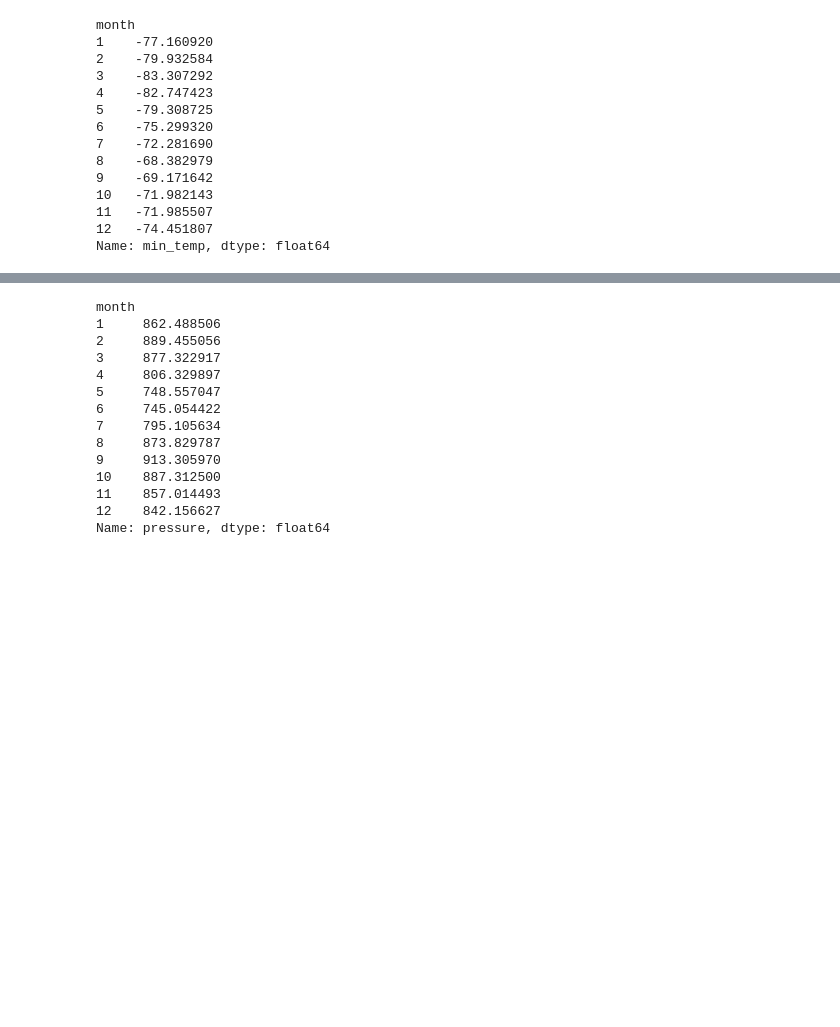
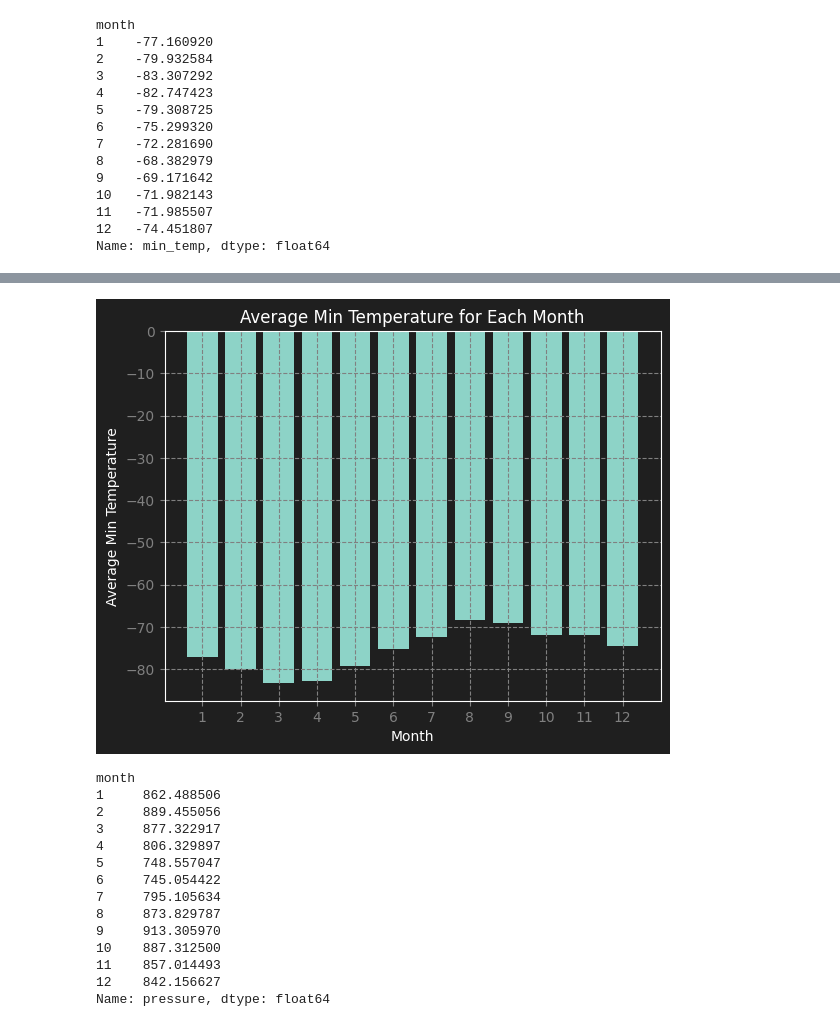
Before and after one commit to RickGrimesCodes/Module-11-Challenge, a Jupyter notebook: part_2_mars_weather.ipynb, the cells around one changed output, grey strips where cells are left out. Saved outputs shown, nothing was run; the diff lists cells and outputs as text; code cells hidden in the pictures; blank space fills up the shorter version.

```diff
--- a/part_2_mars_weather.ipynb
+++ b/part_2_mars_weather.ipynb
@@ -142,2 +182,14 @@ Name: min_temp, dtype: float64
+# %%
+# Identify the coldest and hottest months in Curiosity's location by sorting the previous graph
+avgTempMonth = rowDF.groupby('month')['min_temp'].mean().sort_values(ascending=True)
+plt.bar(avgTempMonth.index, avgTempMonth.values)
+plt.xlabel('Month')
+plt.ylabel('Average Min Temperature')
+plt.title('Average Min Temperature for Each Month')
+plt.xticks(range(1,13))
+plt.grid(True, linestyle='--')
+plt.show()
+# %% [output]
+[figure, added]
 # %%
 # 4. What is the average pressure by month?
```
Also changed, not shown: parts of 22 cells of this notebook, 1 other file.
